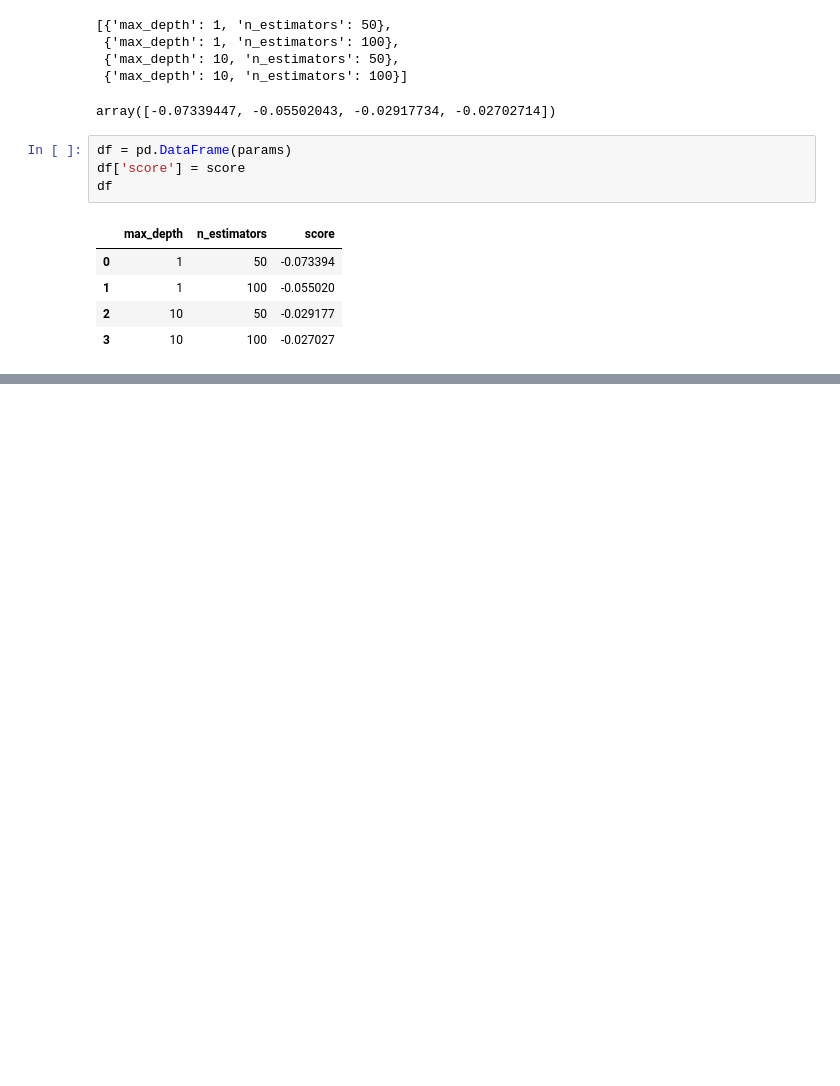
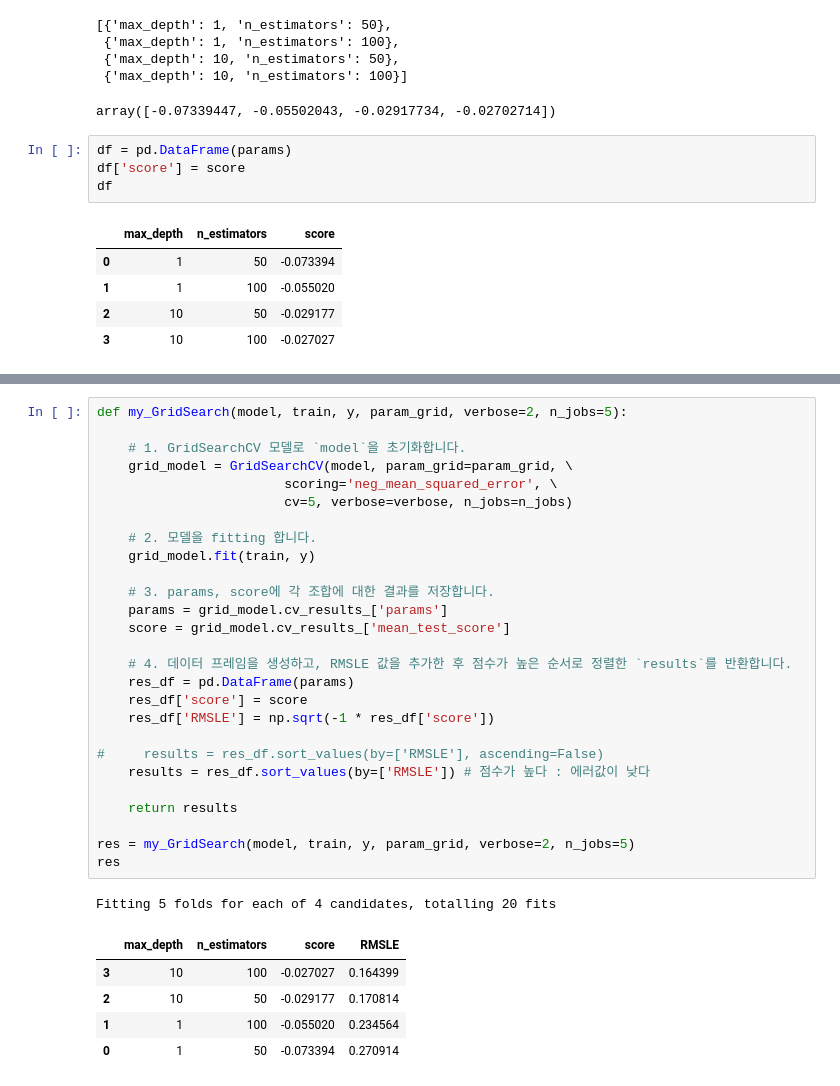
Before and after one commit to coronarita1991/AIFFEL_RESEARCH_STUDY, a Jupyter notebook: Quests/Quest2_20240529/kaggle_kakr_housing/2019-ml-month-2nd-baseline.ipynb, the cells around one changed output, grey strips where cells are left out. Saved outputs shown, nothing was run; the diff lists cells and outputs as text; blank space fills up the shorter version.

Commit message:
Modified: Upload Quest2 with using GridSearchCV

```diff
--- a/Quests/Quest2_20240529/kaggle_kakr_housing/2019-ml-month-2nd-baseline.ipynb
+++ b/Quests/Quest2_20240529/kaggle_kakr_housing/2019-ml-month-2nd-baseline.ipynb
@@ -519,0 +562,34 @@ df
+# %%
+def my_GridSearch(model, train, y, param_grid, verbose=2, n_jobs=5):
+
+    # 1. GridSearchCV 모델로 `model`을 초기화합니다.
+    grid_model = GridSearchCV(model, param_grid=param_grid, \
+                        scoring='neg_mean_squared_error', \
+                        cv=5, verbose=verbose, n_jobs=n_jobs)
+
+    # 2. 모델을 fitting 합니다.
+    grid_model.fit(train, y)
+
+    # 3. params, score에 각 조합에 대한 결과를 저장합니다.
+    params = grid_model.cv_results_['params']
+    score = grid_model.cv_results_['mean_test_score']
+
+    # 4. 데이터 프레임을 생성하고, RMSLE 값을 추가한 후 점수가 높은 순서로 정렬한 `results`를 반환합니다.
+    res_df = pd.DataFrame(params)
+    res_df['score'] = score
+    res_df['RMSLE'] = np.sqrt(-1 * res_df['score'])
+
+#     results = res_df.sort_values(by=['RMSLE'], ascending=False)
+    results = res_df.sort_values(by=['RMSLE']) # 점수가 높다 : 에러값이 낮다
+
+    return results
+
+res = my_GridSearch(model, train, y, param_grid, verbose=2, n_jobs=5)
+res
+# %% [output]
+Fitting 5 folds for each of 4 candidates, totalling 20 fits
+|  | max_depth | n_estimators | score | RMSLE |
+| 3 | 10 | 100 | -0.027027 | 0.164399 |
+| 2 | 10 | 50 | -0.029177 | 0.170814 |
+| 1 | 1 | 100 | -0.055020 | 0.234564 |
+| 0 | 1 | 50 | -0.073394 | 0.270914 |
```
Also changed, not shown: parts of 16 cells of this notebook, 2 other files.
